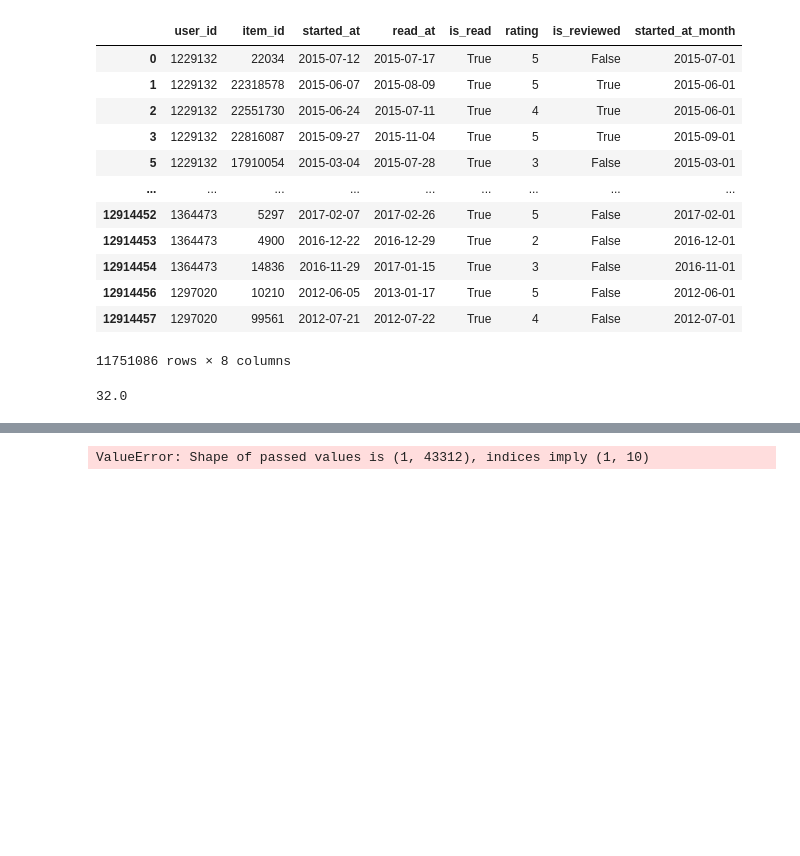
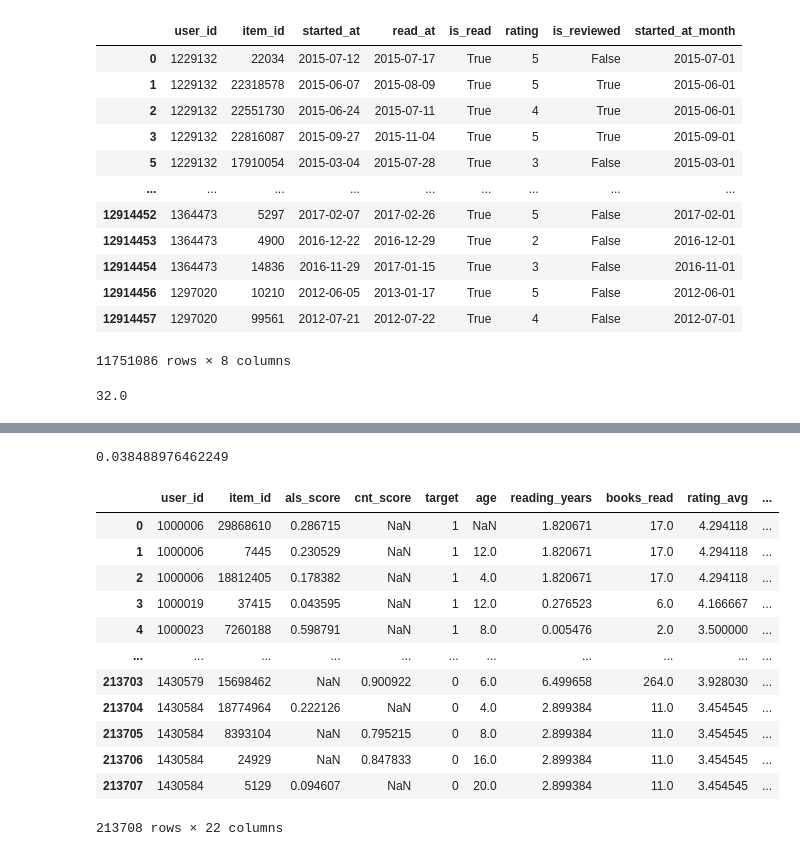
Before and after one commit to Efimovaam/mle-recsys-start, a Jupyter notebook: main_offline.ipynb, the cells around one changed output, grey strips where cells are left out. Saved outputs shown, nothing was run; the diff lists cells and outputs as text; code cells hidden in the pictures; blank space fills up the shorter version.

```diff
--- a/main_offline.ipynb
+++ b/main_offline.ipynb
@@ -1003,7 +1013,7 @@ genre_columns = genres_top_columns + [genres_others_column]
 item_genres = (
     pd.concat([
         # топ жанров
-        pd.DataFrame(all_items_genres_csr[:, genres_top_idx].sum(axis=1).T, columns=genres_top_columns),
+        pd.DataFrame(all_items_genres_csr[:, genres_top_idx].toarray(), columns=genres_top_columns),
         # все остальные жанры
         pd.DataFrame(all_items_genres_csr[:, genres_others_idx].sum(axis=1), columns=[genres_others_column])
         ],
@@ -1028,5 +1038,23 @@ candidates_for_train = candidates_for_train.merge(user_genres_for_train, on="use
 
 user_genres_for_ranking = get_user_genres(events_inference, items, genre_columns)
 candidates_to_rank = candidates_to_rank.merge(user_genres_for_ranking, on="user_id", how="left")
-# %% [output]
-ValueError: Shape of passed values is (1, 43312), indices imply (1, 10)
+# %%
+candidates_for_train['genre_34'].median()
+# %% [output]
+0.038488976462249
+# %%
+candidates_for_train
+# %% [output]
+|  | user_id | item_id | als_score | cnt_score | target | age | reading_years | books_read | rating_avg | ... |
+| 0 | 1000006 | 29868610 | 0.286715 | NaN | 1 | NaN | 1.820671 | 17.0 | 4.294118 | ... |
+| 1 | 1000006 | 7445 | 0.230529 | NaN | 1 | 12.0 | 1.820671 | 17.0 | 4.294118 | ... |
+| 2 | 1000006 | 18812405 | 0.178382 | NaN | 1 | 4.0 | 1.820671 | 17.0 | 4.294118 | ... |
+| 3 | 1000019 | 37415 | 0.043595 | NaN | 1 | 12.0 | 0.276523 | 6.0 | 4.166667 | ... |
+| 4 | 1000023 | 7260188 | 0.598791 | NaN | 1 | 8.0 | 0.005476 | 2.0 | 3.500000 | ... |
+| ... | ... | ... | ... | ... | ... | ... | ... | ... | ... | ... |
+| 213703 | 1430579 | 15698462 | NaN | 0.900922 | 0 | 6.0 | 6.499658 | 264.0 | 3.928030 | ... |
+| 213704 | 1430584 | 18774964 | 0.222126 | NaN | 0 | 4.0 | 2.899384 | 11.0 | 3.454545 | ... |
+| 213705 | 1430584 | 8393104 | NaN | 0.795215 | 0 | 8.0 | 2.899384 | 11.0 | 3.454545 | ... |
+| 213706 | 1430584 | 24929 | NaN | 0.847833 | 0 | 16.0 | 2.899384 | 11.0 | 3.454545 | ... |
+| 213707 | 1430584 | 5129 | 0.094607 | NaN | 0 | 20.0 | 2.899384 | 11.0 | 3.454545 | ... |
+213708 rows × 22 columns
```
Also changed, not shown: parts of 19 cells of this notebook, 4 other files.
